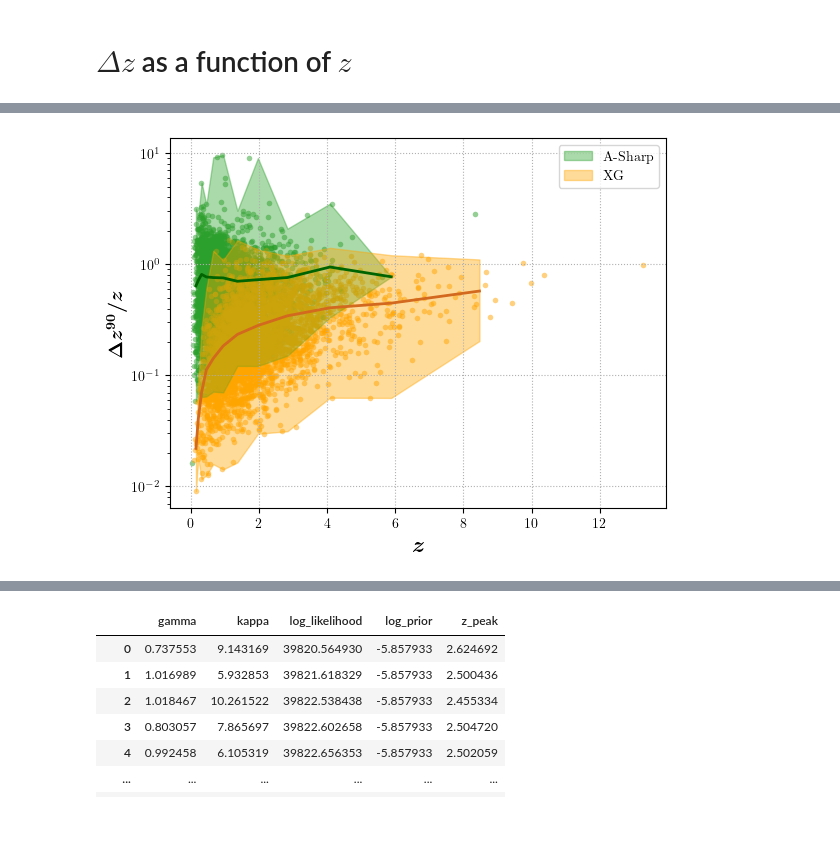
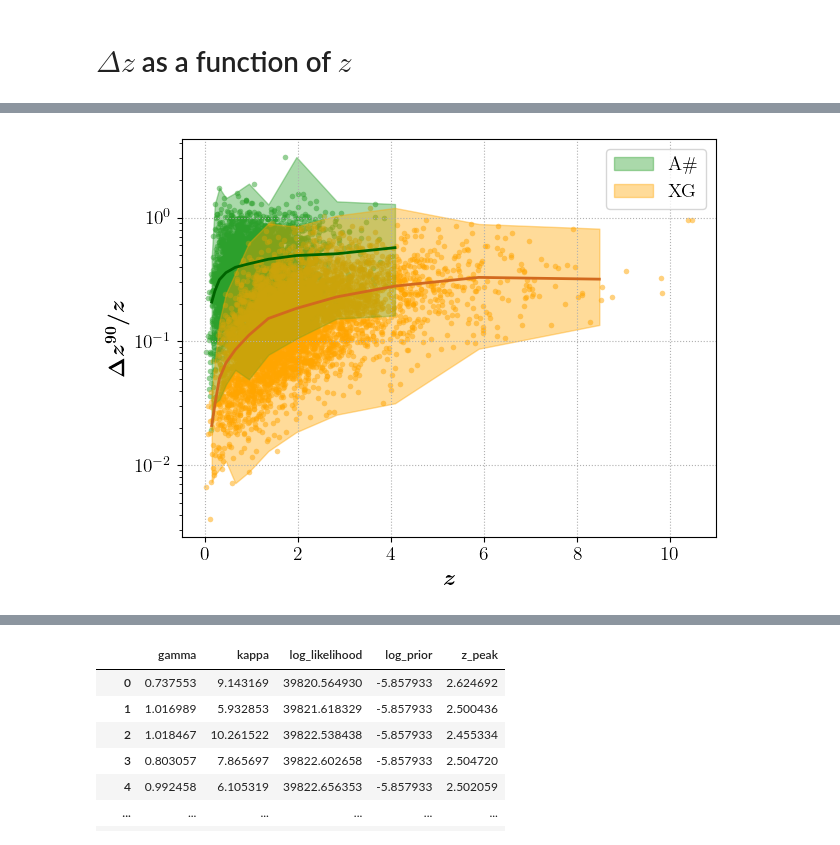
Before and after one commit to divyajyoti09/next_gen_detect, a Jupyter notebook: A-sharp_z_peak_mapping/Paper1_plots_extra.ipynb, the cells around one changed output, grey strips where cells are left out. Saved outputs shown, nothing was run; the diff lists cells and outputs as text; code cells hidden in the pictures.

```diff
--- a/A-sharp_z_peak_mapping/Paper1_plots_extra.ipynb
+++ b/A-sharp_z_peak_mapping/Paper1_plots_extra.ipynb
@@ -556,6 +612,0 @@ for netw in netws:
-# %%
-z_pos_all_events_df = {}
-for netw in netws:
-    z_pos_all_events_df[netw] = pd.DataFrame(z_pos_all_events[netw])
-    z_pos_all_events_df[netw].sort_values('medians', ignore_index=True, inplace=True)
-z_pos_all_events_df['A-Sharp']
@@ -599,0 +613,13 @@ plt.tight_layout()
+# %%
+def get_quantiles(pos_file):
+    quantiles = {}
+    posteriors = pd.read_pickle(pos_file)
+    num_events = len(posteriors)
+    quantiles['medians'] = np.array([np.median(posteriors[event]['redshift']) for event in range(num_events)])
+    quantiles['5th_perc'] = np.array([np.percentile(posteriors[event]['redshift'], 5) for event in range(num_events)])
+    quantiles['95th_perc'] = np.array([np.percentile(posteriors[event]['redshift'], 95) for event in range(num_events)])
+    quantiles['error_intervals'] = quantiles['95th_perc'] - quantiles['5th_perc']
+    quantiles_df = pd.DataFrame(quantiles).sort_values('medians', ignore_index=True)
+    return(quantiles_df)
+# %%
+z_pos_quantiles = map_nested_dict(z_posterior_files, get_quantiles)
@@ -600,28 +642,33 @@ plt.tight_layout()
 # %%
 #bins = np.array([0, 0.1] + list(np.arange(0.2,10,0.9)))
 bins = np.logspace(-0.9, 1, 13)
-for netw, colr, lc in zip(netws, ['tab:green', 'orange'], ['darkgreen', 'chocolate']):
-    means, edges, binnums = binned_statistic(z_pos_all_events_df[netw]['medians'], z_pos_all_events_df[netw]['error_intervals']/z_pos_all_events_df[netw]['medians'], bins=bins)
-    maxs, edges, binnums = binned_statistic(z_pos_all_events_df[netw]['medians'], z_pos_all_events_df[netw]['error_intervals']/z_pos_all_events_df[netw]['medians'], bins=bins, statistic='max')
-    mins, edges, binnums = binned_statistic(z_pos_all_events_df[netw]['medians'], z_pos_all_events_df[netw]['error_intervals']/z_pos_all_events_df[netw]['medians'], bins=bins, statistic='min')
+for netw, colr, lc in zip(['Asharp', 'CE4020ET123'], ['tab:green', 'orange'], ['darkgreen', 'chocolate']):
+    meds = z_pos_quantiles['MD'][netw]['total']['medians']
+    errs = z_pos_quantiles['MD'][netw]['total']['error_intervals']
+
+    means, edges, binnums = binned_statistic(meds, errs/meds, bins=bins)
+    maxs, edges, binnums = binned_statistic(meds, errs/meds, bins=bins, statistic='max')
+    mins, edges, binnums = binned_statistic(meds, errs/meds, bins=bins, statistic='min')
 
     edges_midpts = list((edges[:-1] + edges[1:])/2)
 
-    plt.plot(z_pos_all_events_df[netw]['medians'], z_pos_all_events_df[netw]['error_intervals']/z_pos_all_events_df[netw]['medians'], '.', c=colr, alpha=0.5, zorder=0, mew=0, ms=8)
-    if netw == 'A-Sharp':
+    plt.plot(meds, errs/meds, '.', c=colr, alpha=0.5, zorder=0, mew=0, ms=8)
+    if netw == 'Asharp':
         plt.plot(edges_midpts[:-1], means[:-1], c=lc, lw=2)
-        plt.fill_between(edges_midpts[:-1], mins[:-1], maxs[:-1], alpha=0.4, color=colr, label=netw)
+        plt.fill_between(edges_midpts[:-1], mins[:-1], maxs[:-1], alpha=0.4, color=colr, label=plot_labels[netw])
     else:
         plt.plot(edges_midpts, means, c=lc, lw=2)
-        plt.fill_between(edges_midpts, mins, maxs, alpha=0.4, color=colr, label=netw)
-plt.legend()
+        plt.fill_between(edges_midpts, mins, maxs, alpha=0.4, color=colr, label=plot_labels[netw])
+plt.legend(fontsize=14)
 plt.xlabel(r'$\boldsymbol{z}$', fontsize=16, fontweight='bold')
-plt.ylabel(r'$\boldsymbol{\Delta z^{90}/z}$', fontsize=14, fontweight='bold')
+plt.ylabel(r'$\boldsymbol{\Delta z^{90}/z}$', fontsize=16, fontweight='bold')
+plt.tick_params(labelsize=14)
 plt.yscale('log')
 plt.grid(ls=':')
-plt.savefig(os.path.join(plot_dir, 'deltaz90_by_z_from_posteriors_vs_z_median_asharp_xg_max_min_mean_bands.png'), dpi=300)
+plt.tight_layout()
+plt.savefig(os.path.join(plot_dir, 'deltaz90_by_z_from_posteriors_vs_z_median_asharp_xg_MD_max_min_mean_bands.png'), dpi=300)
 # %% [output]
-[figure, old version]
+[figure, new version]
 # %%
 import bilby
 # %%
```
Also changed, not shown: parts of 43 cells of this notebook, 7 other files.
